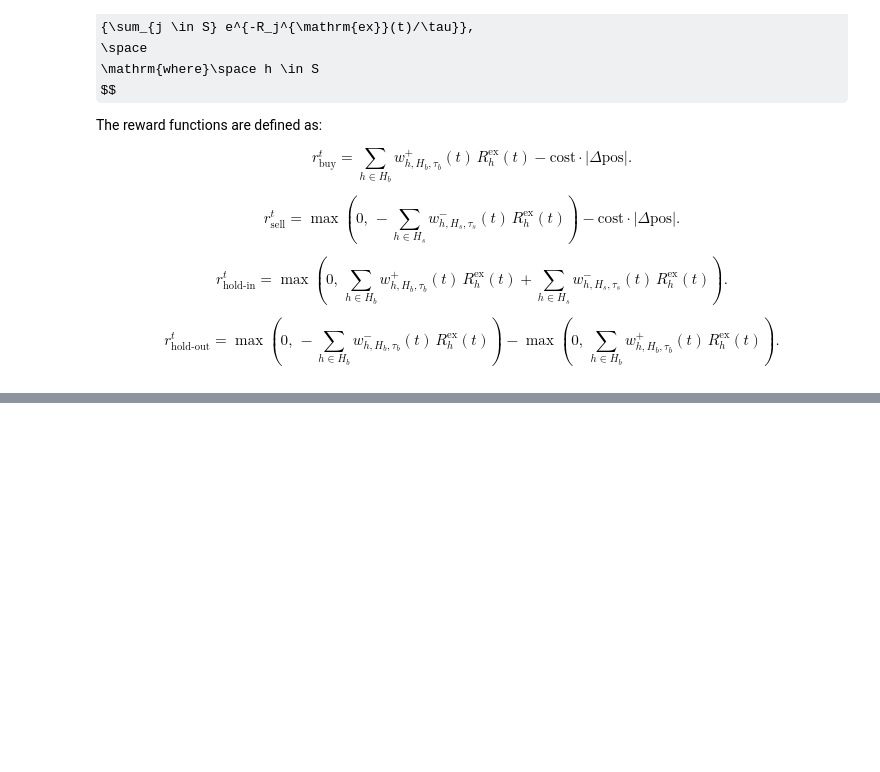
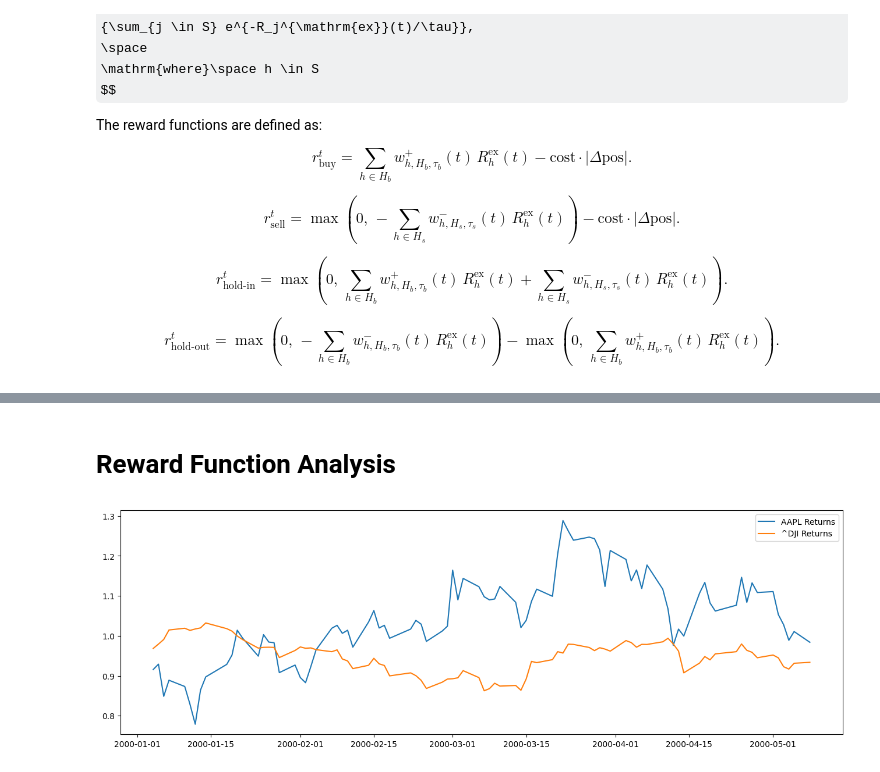
Before and after one commit to shh1v/ReinforceTrader, a Jupyter notebook: RewardEvaluator.ipynb, the cells around one changed output, grey strips where cells are left out. Saved outputs shown, nothing was run; the diff lists cells and outputs as text; code cells hidden in the pictures; some formulas as TeX source; blank space fills up the shorter version.

Commit message:
Refactored code for multiple stock analysis

```diff
--- a/RewardEvaluator.ipynb
+++ b/RewardEvaluator.ipynb
@@ -102,29 +63,28 @@ excess_returns.head()
 # %%
 # define function to compute the weights for excess return horizons
-def softmax_weights(t: str, h: int, S: list[int], tau: float, positive: bool = True) -> float:
-    # w^{+} if positive=True, w^{-} if positive=False
+def softmax_weights(er: pd.DataFrame, t: str, h: int, S: list[int], tau: float, positive: bool = True) -> float:
     if tau <= 0:
         raise ValueError("tau must be > 0")
     t_idx = pd.to_datetime(t)
 
     cols = [f"{hzn}ER" for hzn in S]
-    row = excess_returns.loc[t_idx, cols].astype(float).to_numpy()
+    row = er.loc[t_idx, cols].astype(float).to_numpy()
 
     sign = 1.0 if positive else -1.0
     logits = (sign * row) / tau
     m = np.max(logits)
     denom = np.exp(logits - m).sum()
-    num_val = float(excess_returns.loc[t_idx, f"{h}ER"])
+    num_val = float(er.loc[t_idx, f"{h}ER"])
     num = np.exp((sign * num_val) / tau - m)
     return float(num / denom)
 
 # define function to compute the weighted sum of excess returns
-def sum_weighted_returns(t: str, S: list[int], tau: float, positive: bool = True) -> float:
+def sum_weighted_returns(er: pd.DataFrame, t: str, S: list[int], tau: float, positive: bool = True) -> float:
     t_idx = pd.to_datetime(t)
     out = 0.0
     for h in S:
-        w = softmax_weights(t, h, S, tau, positive)   # w^{+} or w^{-}
-        rex = float(excess_returns.loc[t_idx, f"{h}ER"])
+        w = softmax_weights(er, t, h, S, tau, positive)   # w^{+} or w^{-}
+        rex = float(er.loc[t_idx, f"{h}ER"])
         out += w * rex
     return out
 # %%
@@ -147 +107,3 @@ def hold_out_reward(t: str, Hb: list[int], tb: float):
     return max(0.0, avoid_loss) - max(0.0, miss_gain)
+# %% [markdown]
+# Reward Function Analysis
@@ -147,0 +137,33 @@ def hold_out_reward(t: str, Hb: list[int], tb: float):
+# %%
+def analyze_reward(start_date: str, end_date: str, stock_ticker: str, index_ticker: str, reward_params: dict[str, object]):
+    # Extract reward function params
+    Hb, Hs = reward_params['Hb'], reward_params['Hs']
+    tb, ts = reward_params['tb'], reward_params['ts']
+    cost = reward_params['cost']
+    horizons = list(set(Hb + Hs))
+
+    # Retrieve historical prices and compute excess returns
+    hist_prices, excess_returns = compute_excess_returns(start_date, end_date, stock_ticker, index_ticker, horizons)
+
+    # Compute reward for each day based on the defined reward functions
+    rewards = compute_rewards(excess_returns, Hb, Hs, tb, ts, cost)
+
+    # Compute the cumulative returns for plotting purposes
+    cum_returns = (hist_prices.pct_change() + 1).cumprod().dropna()
+
+    plt.figure(figsize=(16, 5))
+    plt.plot(cum_returns, label=[f'{t} Returns' for t in cum_returns.columns])
+    plt.legend()
+    plt.show()
+# %%
+params = {
+    'Hb': [10, 15, 20, 25],
+    'Hs': [3, 5, 10],
+    'tb': 0.5,
+    'ts': 0.25,
+    'cost': 0.0005
+}
+
+analyze_reward(start_date='2000-01-01', end_date='2000-05-09', stock_ticker='AAPL', index_ticker='^DJI', reward_params=params)
+# %% [output]
+[figure, added]
```
Also changed, not shown: parts of 5 cells of this notebook.
